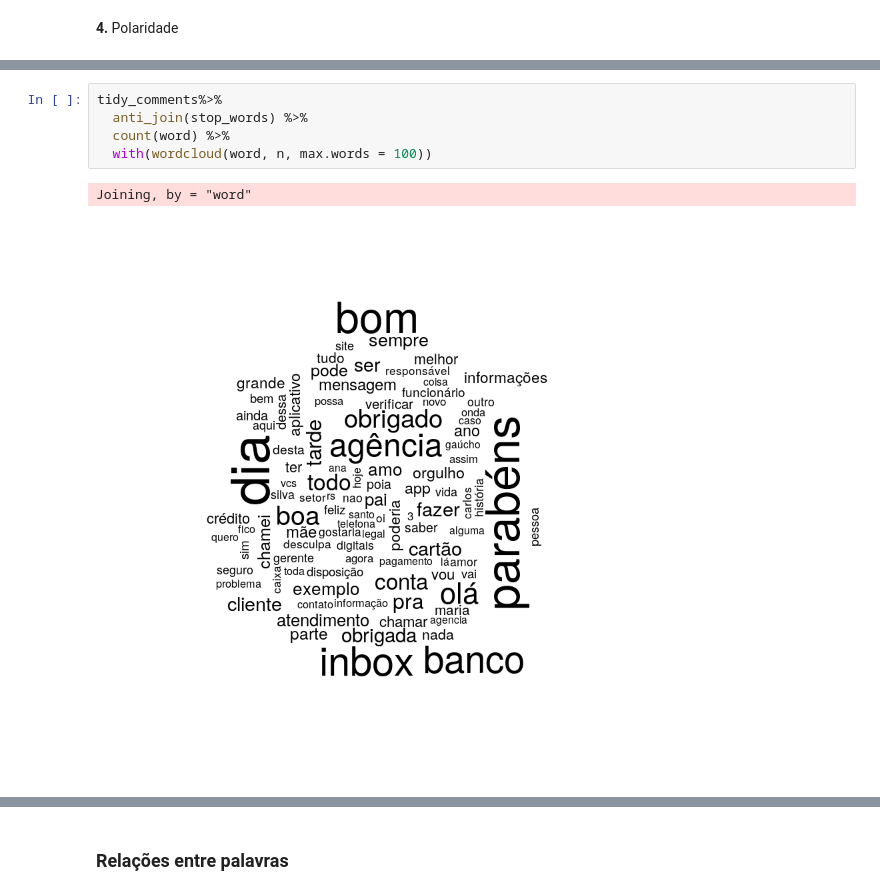
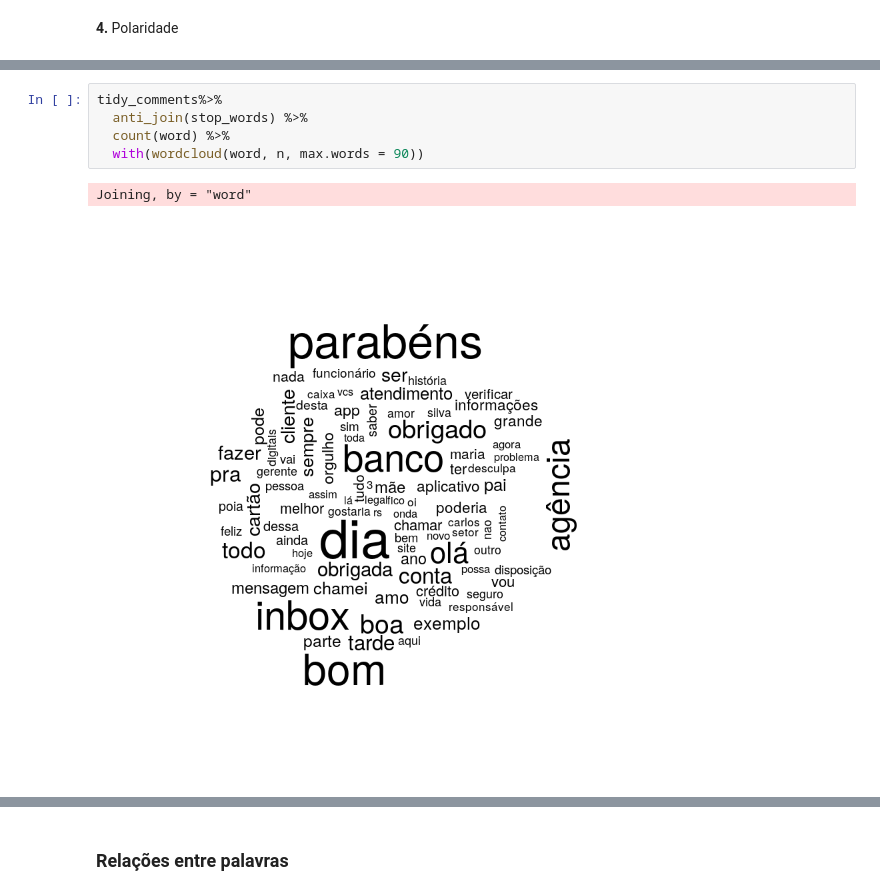
Before and after one commit to brendasalenave/data_analysis_fb, a Jupyter notebook: analise_polaridade.ipynb, the cells around one changed output, grey strips where cells are left out. Drawn from its saved outputs; the diff is of its cells as text.

```diff
--- a/analise_polaridade.ipynb
+++ b/analise_polaridade.ipynb
@@ -266,10 +394,10 @@ Selecting by n
 # %%
 tidy_comments%>%
   anti_join(stop_words) %>%
   count(word) %>%
-  with(wordcloud(word, n, max.words = 100))
+  with(wordcloud(word, n, max.words = 90))
 # %% [output]
 Joining, by = "word"
-[figure, old version]
+[figure, new version]
 # %%
 tidy_comments %>%
```
Also changed, not shown: parts of 15 cells of this notebook.
